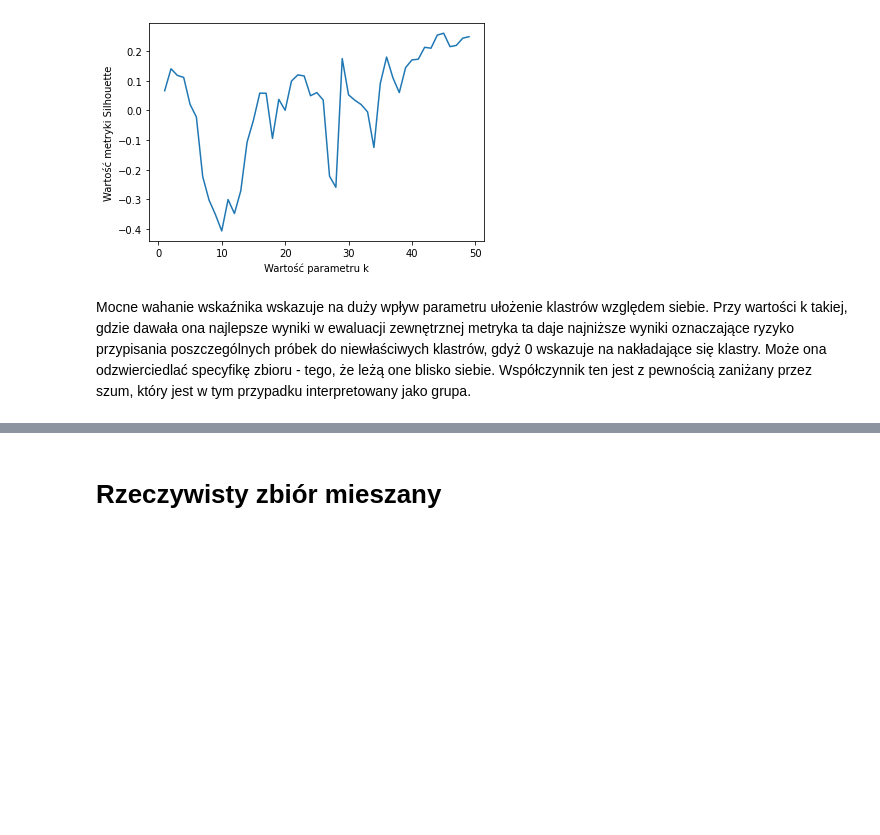
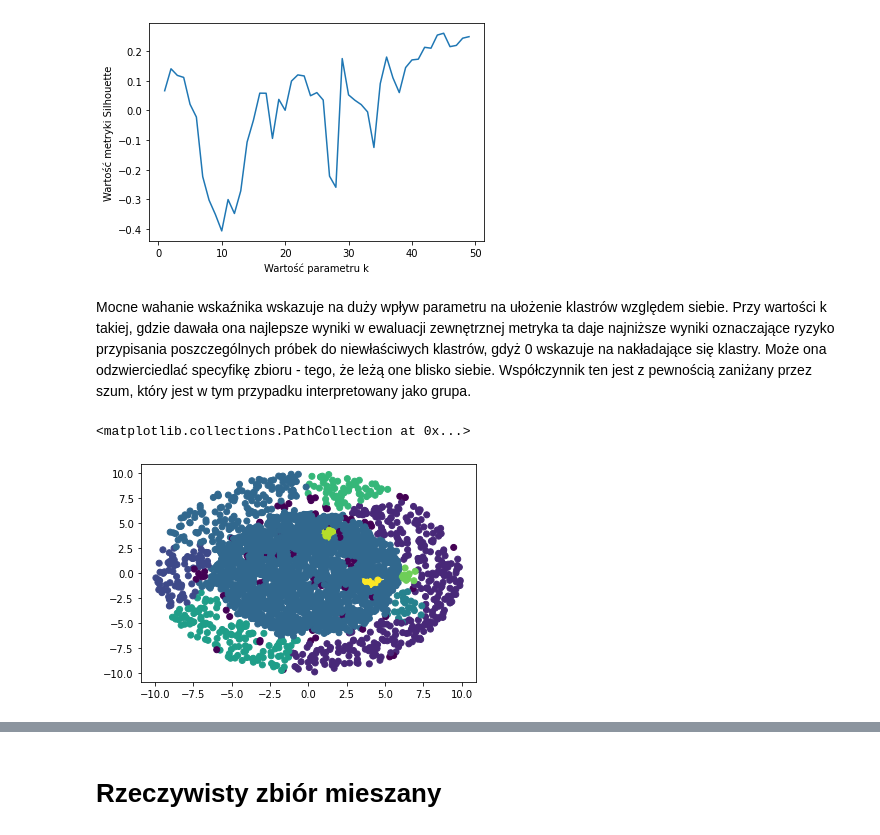
Before and after one commit to JakubSzczepanowski/NBC, a Jupyter notebook: experiments.ipynb, the cells around one changed output, grey strips where cells are left out. Saved outputs shown, nothing was run; the diff lists cells and outputs as text; code cells hidden in the pictures; blank space fills up the shorter version.

```diff
--- a/experiments.ipynb
+++ b/experiments.ipynb
@@ -146,8 +146,8 @@ Najlepsza wartość metryki ewaluacji:  0.9780193819026083
 # %% [markdown]
 # Badanie wpływu parametru k na czas oraz ostateczne wyniki grupowania
 # %%
-data = loadarff('datasets/dense-disk-3000.arff')
-table = pd.DataFrame(data[0])
+data_ = loadarff('datasets/dense-disk-3000.arff')
+table = pd.DataFrame(data_[0])
 # %%
 plt.scatter(table['x'], table['y'], c=table['CLASS'])
 # %% [output]
@@ -178,3 +176,7 @@ result = nbc.predict(X, 11)
+# %%
+nbc = clustering.NBC(method='optimized')
+nbc.fit(X)
+result = nbc.predict(X, 11)
 # %%
 X_bez_szumu = X.iloc[(result != -1)]
 # %%
@@ -224,4 +226,9 @@ plt.ylabel('Wartość metryki Silhouette')
 Text(0, 0.5, 'Wartość metryki Silhouette')
 [figure]
 # %% [markdown]
-Mocne wahanie wskaźnika wskazuje na duży wpływ parametru ułożenie klastrów względem siebie. Przy wartości k takiej, gdzie dawała ona najlepsze wyniki w ewaluacji zewnętrznej metryka ta daje najniższe wyniki oznaczające ryzyko przypisania poszczególnych próbek do niewłaściwych klastrów, gdyż 0 wskazuje na nakładające się klastry. Może ona odzwierciedlać specyfikę zbioru - tego, że leżą one blisko siebie. Współczynnik ten jest z pewnością zaniżany przez szum, który jest w tym przypadku interpretowany jako grupa.
+Mocne wahanie wskaźnika wskazuje na duży wpływ parametru na ułożenie klastrów względem siebie. Przy wartości k takiej, gdzie dawała ona najlepsze wyniki w ewaluacji zewnętrznej metryka ta daje najniższe wyniki oznaczające ryzyko przypisania poszczególnych próbek do niewłaściwych klastrów, gdyż 0 wskazuje na nakładające się klastry. Może ona odzwierciedlać specyfikę zbioru - tego, że leżą one blisko siebie. Współczynnik ten jest z pewnością zaniżany przez szum, który jest w tym przypadku interpretowany jako grupa.
+# %%
+plt.scatter(table['x'], table['y'], c=nbc.predict(X, 11))
+# %% [output]
+<matplotlib.collections.PathCollection at 0x...>
+[figure, added]
```
Also changed, not shown: parts of 28 cells of this notebook, 9 other files.
